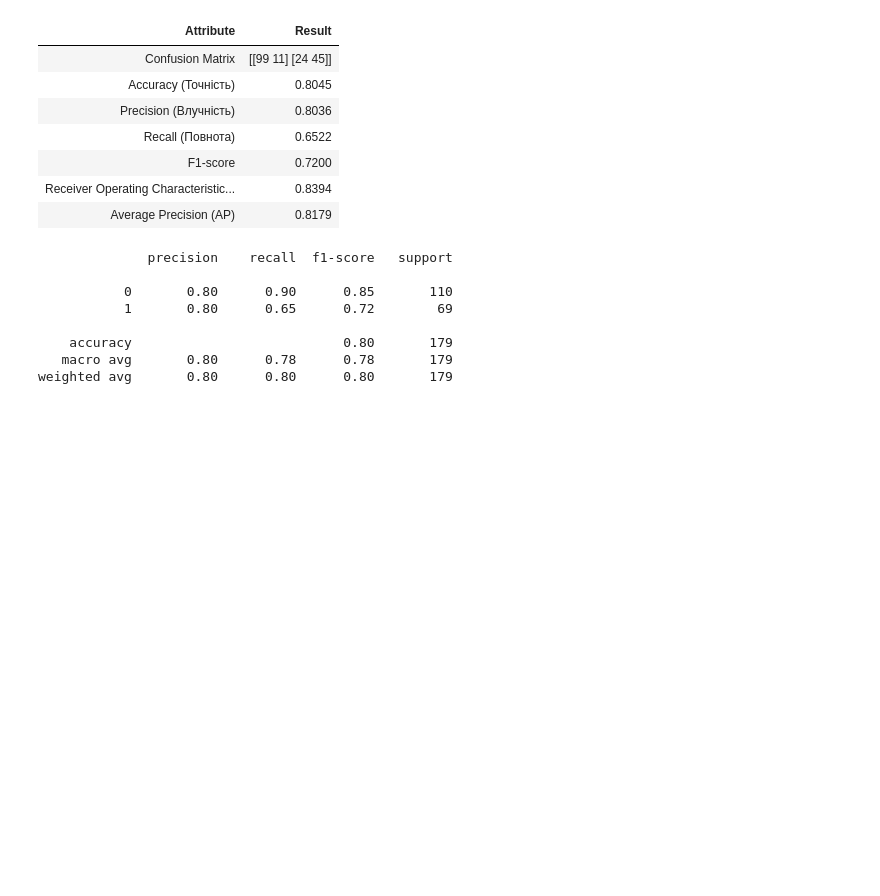
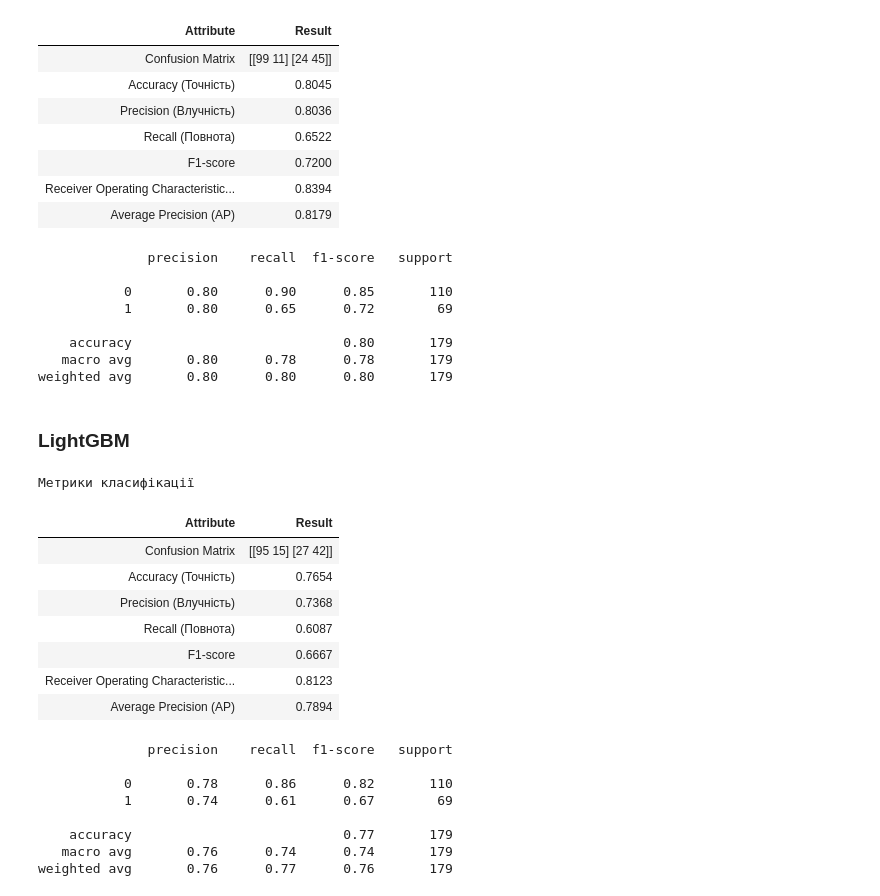
Before and after one commit to BogdanPinchuk/DataScience-PBY_HW14, a Jupyter notebook: Bohdan_Pinchuk_DS_HW14.ipynb, the cells around one changed output. Saved outputs shown, nothing was run; the diff lists cells and outputs as text; code cells hidden in the pictures; blank space fills up the shorter version.

Commit message:
[Homework14] - added categorial report

```diff
--- a/Bohdan_Pinchuk_DS_HW14.ipynb
+++ b/Bohdan_Pinchuk_DS_HW14.ipynb
@@ -817,7 +839,6 @@ import joblib
 import apps.main as mn
 from pathlib import Path
 from xgboost import XGBClassifier
-from sklearn.metrics import classification_report
 
 # Input data
 rng_seed = 42
@@ -837,18 +858,19 @@ else:
         learning_rate=0.05,
         random_state=rng_seed,
         eval_metric='logloss',
+        verbose=0,
         n_jobs=-1
     )
     model.fit(X_train_ohe, Y_train_ohe)
     # save model
     joblib.dump(model, model_file_name)
 
-Y_pred_ohe = model.predict(X_test_ohe)
-Y_prob_ohe = model.predict_proba(X_test_ohe)[:, 1]
+Y_pred_xgboost = model.predict(X_test_ohe)
+Y_prob_xgboost = model.predict_proba(X_test_ohe)[:, 1]
 
 # Print results
 display(Markdown(f"### XGBoost"))
-mn.calc_class_metrics(Y_test_ohe, Y_pred_ohe, Y_prob_ohe)
+mn.calc_class_metrics(Y_test_ohe, Y_pred_xgboost, Y_prob_xgboost)
 # %% [output]
 ### XGBoost
 Метрики класифікації
@@ -868,3 +890,59 @@ mn.calc_class_metrics(Y_test_ohe, Y_pred_ohe, Y_prob_ohe)
     accuracy                           0.80       179
    macro avg       0.80      0.78      0.78       179
 weighted avg       0.80      0.80      0.80       179
+# %%
+# LightGBM
+
+import joblib
+import apps.main as mn
+from pathlib import Path
+from lightgbm import LGBMClassifier
+
+# Input data
+rng_seed = 42
+load_model = True
+model_file_name = "resources/titanic-dataset_lightgbm_с.model"
+
+# Solution
+file_path = Path(model_file_name)
+
+# try to load model
+if load_model and file_path.exists():
+    model = joblib.load(model_file_name)
+else:
+    model = LGBMClassifier(
+        n_estimators=100,
+        learning_rate=0.05,
+        random_state=rng_seed,
+        verbose=0,
+        n_jobs=-1
+    )
+    model.fit(X_train, Y_train, categorical_feature=col_cat_type)
+    # save model
+    joblib.dump(model, model_file_name)
+
+Y_pred_lightgbm = model.predict(X_test)
+Y_prob_lightgbm = model.predict_proba(X_test)[:, 1]
+
+# Print results
+display(Markdown(f"### LightGBM"))
+mn.calc_class_metrics(Y_test, Y_pred_lightgbm, Y_prob_lightgbm)
+# %% [output]
+### LightGBM
+Метрики класифікації
+| Attribute | Result |
+| Confusion Matrix | [[95 15] [27 42]] |
+| Accuracy (Точність) | 0.7654 |
+| Precision (Влучність) | 0.7368 |
+| Recall (Повнота) | 0.6087 |
+| F1-score | 0.6667 |
+| Receiver Operating Characteristic... | 0.8123 |
+| Average Precision (AP) | 0.7894 |
+              precision    recall  f1-score   support
+
+           0       0.78      0.86      0.82       110
+           1       0.74      0.61      0.67        69
+
+    accuracy                           0.77       179
+   macro avg       0.76      0.74      0.74       179
+weighted avg       0.76      0.77      0.76       179
```
Also changed, not shown: parts of 4 cells of this notebook, 7 other files.
